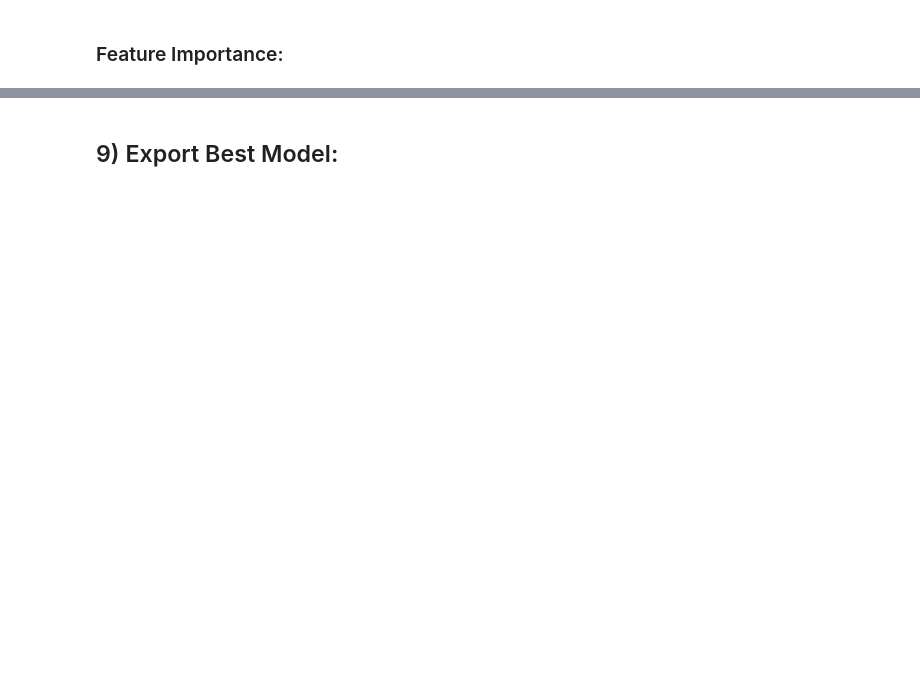
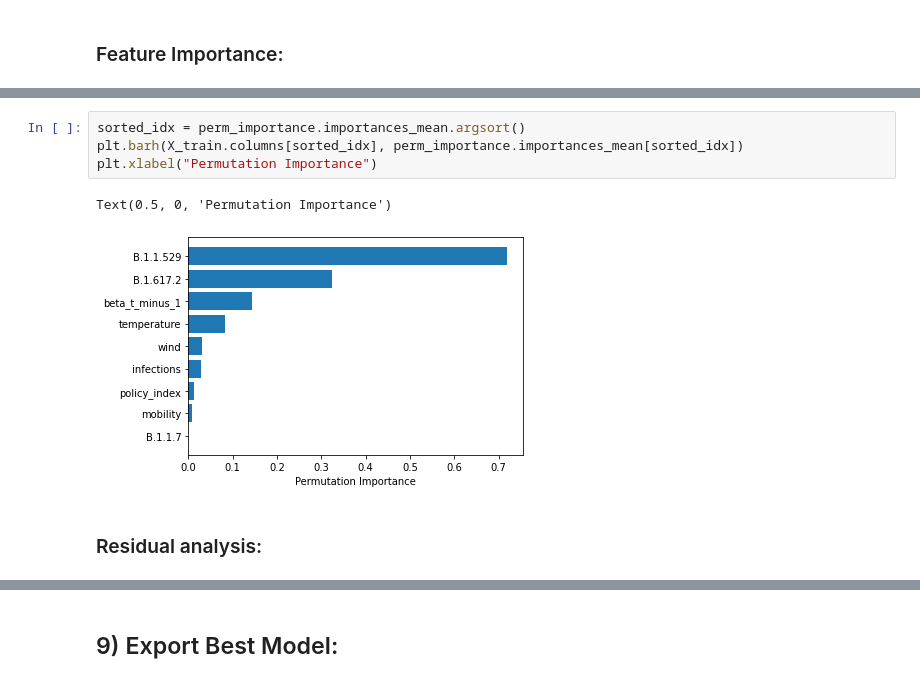
Before and after one commit to lukasheide/Covid-Forecasting-Tool, a Jupyter notebook: Backend/Modeling/Differential_Equation_Modeling/Machine_Learning_Layer_Lukas/beta_estimation.ipynb, the cells around one changed output, grey strips where cells are left out. Saved outputs shown, nothing was run; the diff lists cells and outputs as text; blank space fills up the shorter version.

```diff
--- a/Backend/Modeling/Differential_Equation_Modeling/Machine_Learning_Layer_Lukas/beta_estimation.ipynb
+++ b/Backend/Modeling/Differential_Equation_Modeling/Machine_Learning_Layer_Lukas/beta_estimation.ipynb
@@ -490,0 +499,9 @@ data.nlargest(40, columns="score").plot(kind='barh', figsize = (12,10)) ## plot
+# %%
+sorted_idx = perm_importance.importances_mean.argsort()
+plt.barh(X_train.columns[sorted_idx], perm_importance.importances_mean[sorted_idx])
+plt.xlabel("Permutation Importance")
+# %% [output]
+Text(0.5, 0, 'Permutation Importance')
+[figure, added]
+# %% [markdown]
+### Residual analysis:
```
Also changed, not shown: parts of 38 cells of this notebook, 4 other files.
